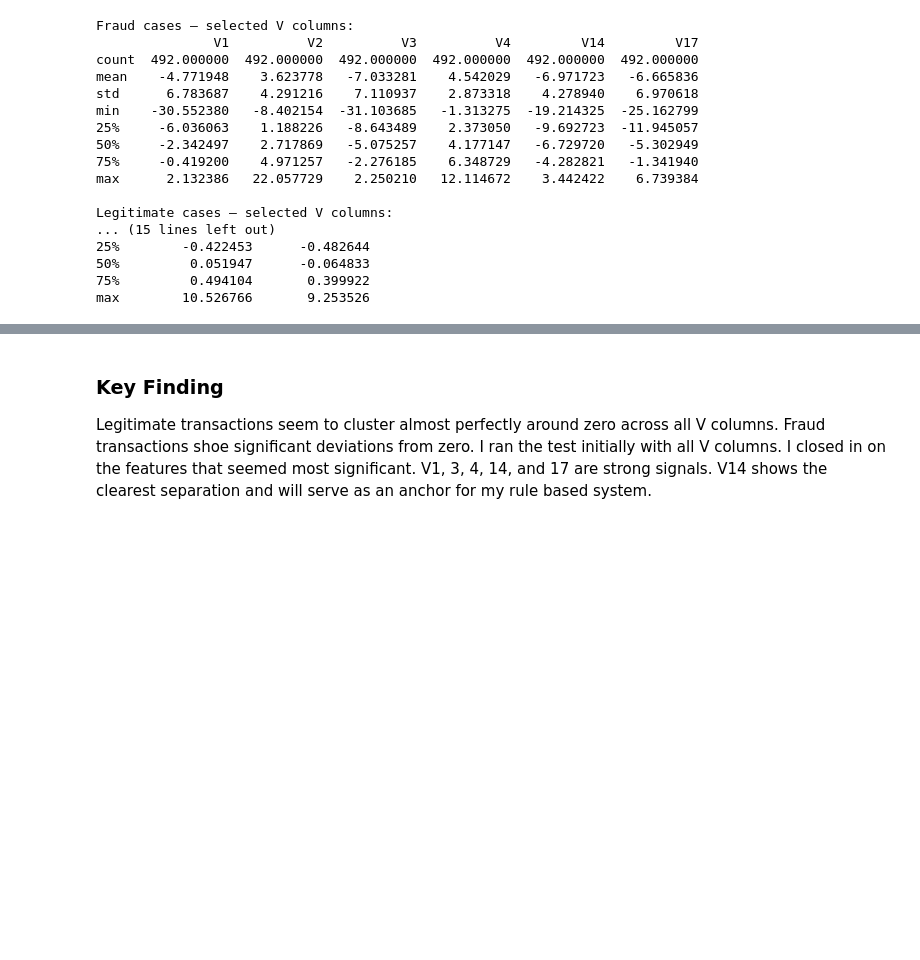
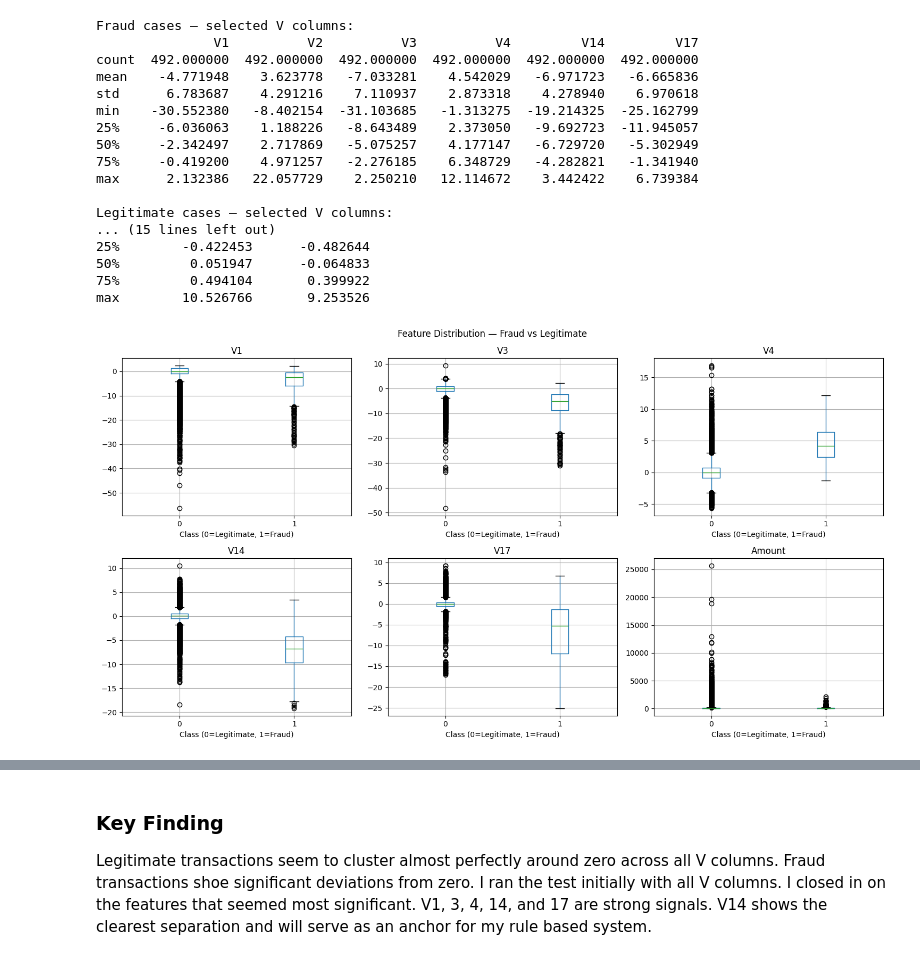
Before and after one commit to Ism2121/fraud-detection, a Jupyter notebook: notebooks/01_EDA_and_rules.ipynb, the cells around one changed output, grey strips where cells are left out. Cells and saved outputs as stored; diff of their text form; code cells hidden in the pictures; blank space fills up the shorter version.

```diff
--- a/notebooks/01_EDA_and_rules.ipynb
+++ b/notebooks/01_EDA_and_rules.ipynb
@@ -162,3 +197,16 @@ Legitimate cases — selected V columns:
 50%         0.051947      -0.064833
 75%         0.494104       0.399922
 max        10.526766       9.253526
+# %%
+fig, axes = plt.subplots(2, 3, figsize=(15,8))
+
+for ax, col in zip(axes.flatten(), ['V1','V3','V4','V14','V17','Amount']):
+    df.boxplot(column=col, by='Class', ax=ax)
+    ax.set_title(col)
+    ax.set_xlabel('Class (0=Legitimate, 1=Fraud)')
+
+plt.suptitle('Feature Distribution — Fraud vs Legitimate')
+plt.tight_layout()
+plt.show()
+# %% [output]
+[figure, added]
```
Also changed, not shown: parts of 4 cells of this notebook.
